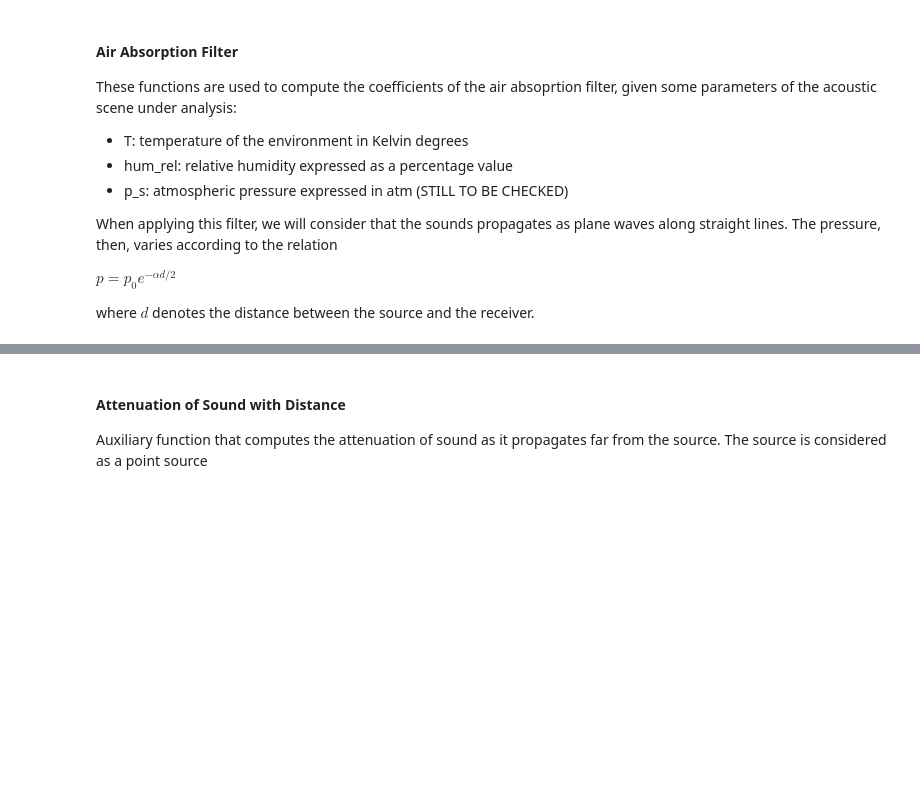
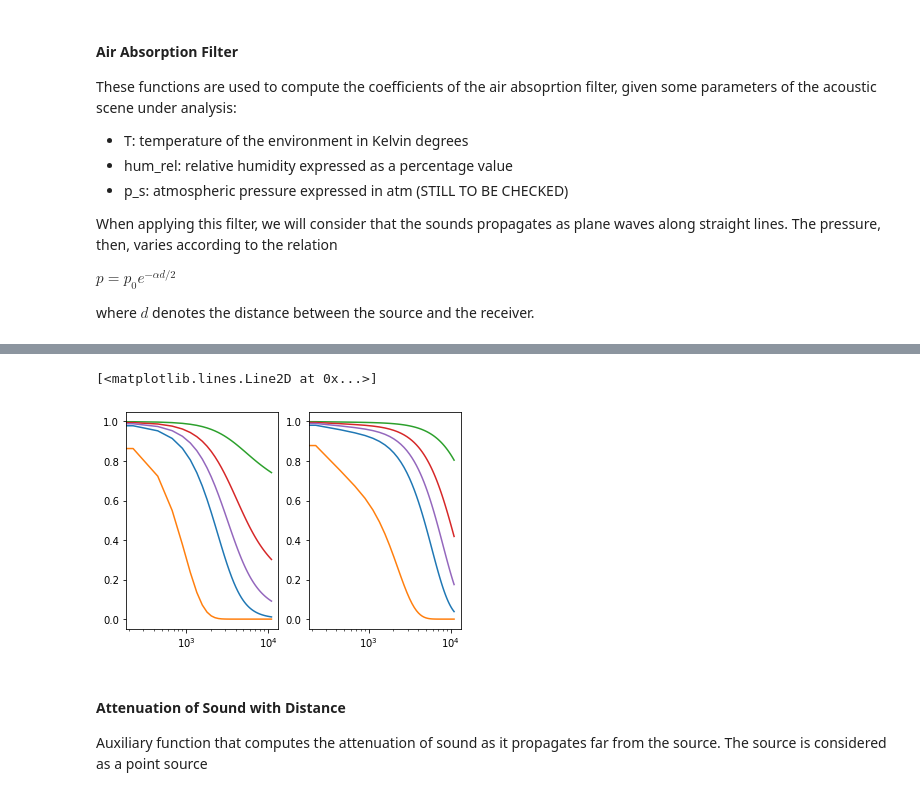
Before and after one commit to steDamiano/pyroadacoustics, a Jupyter notebook: double_delay_line.ipynb, the cells around one changed output, grey strips where cells are left out. Cells and saved outputs as stored; diff of their text form; code cells hidden in the pictures; blank space fills up the shorter version.

```diff
--- a/double_delay_line.ipynb
+++ b/double_delay_line.ipynb
@@ -114,3 +160,21 @@ filt_coeffs = compute_air_absorption_filter(F, alpha, numtaps)
+# %%
+plt.figure()
+plt.subplot(1,2,1)
+plt.semilogx(F, 10 ** (-alpha * 150 / 20))
+plt.semilogx(F, 10 ** (-alpha * 1000 / 20))
+plt.semilogx(F, 10 ** (-alpha * 10 / 20))
+plt.semilogx(F, 10 ** (-alpha * 40 / 20))
+plt.semilogx(F, 10 ** (-alpha * 80 / 20))
+
+plt.subplot(1,2,2)
+plt.semilogx(F, 10 ** (-alpha2 * 150 / 20))
+plt.semilogx(F, 10 ** (-alpha2 * 1000 / 20))
+plt.semilogx(F, 10 ** (-alpha2 * 10 / 20))
+plt.semilogx(F, 10 ** (-alpha2 * 40 / 20))
+plt.semilogx(F, 10 ** (-alpha2 * 80 / 20))
+# %% [output]
+[<matplotlib.lines.Line2D at 0x...>]
+[figure, added]
 # %% [markdown]
 #### Attenuation of Sound with Distance
 Auxiliary function that computes the attenuation of sound as it propagates far from the source. The source is considered as a point source
```
Also changed, not shown: parts of 6 cells of this notebook, 1 other file.
